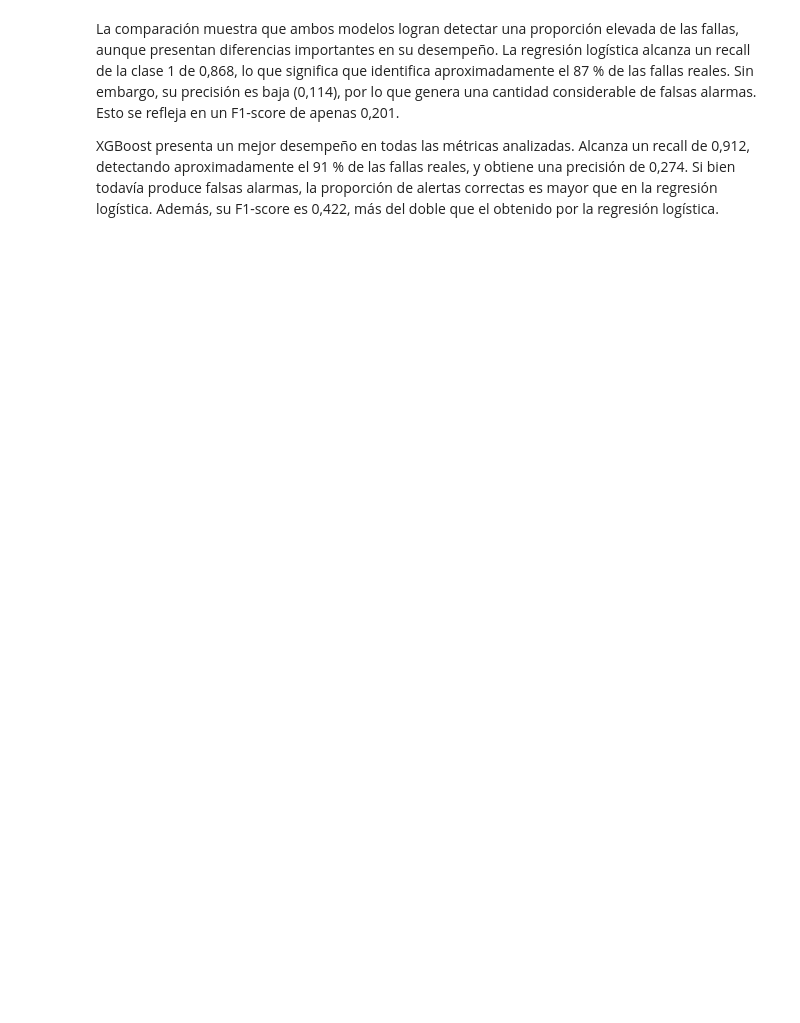
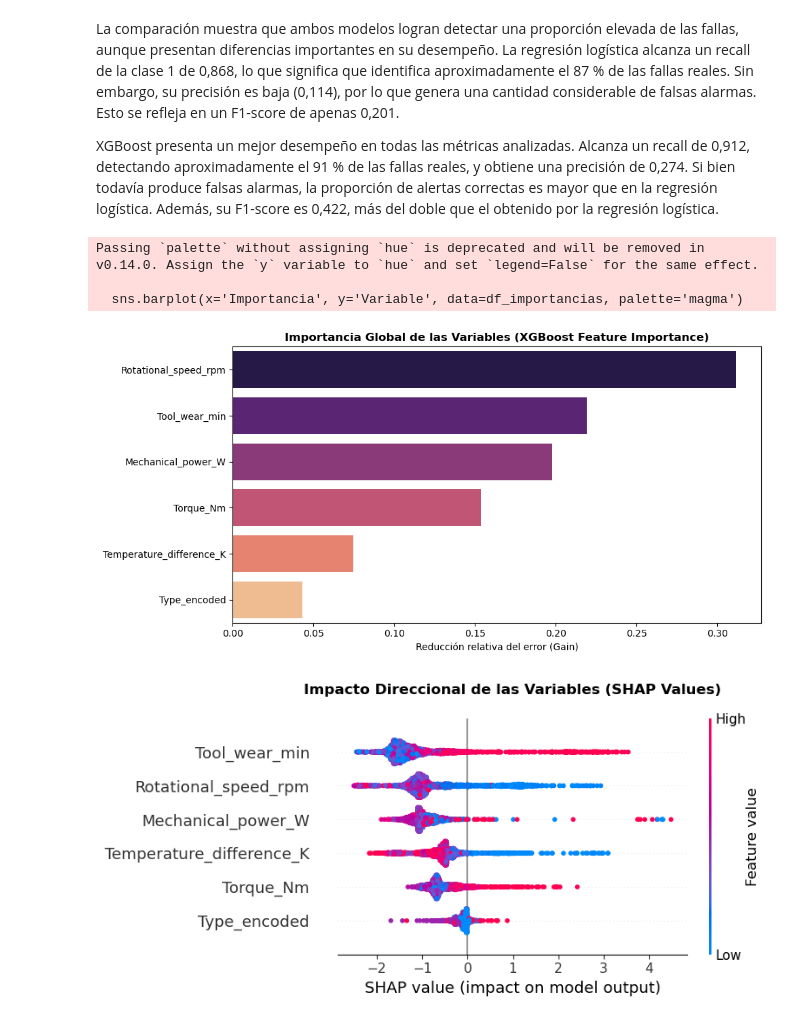
Before and after one commit to rubiosanti3-arch/Proyecto-Final-YPF-DS---Grupo-8, a Jupyter notebook: ml_pipeline.ipynb, the cells around one changed output. Drawn from its saved outputs; the diff is of its cells as text; code cells hidden in the pictures; blank space fills up the shorter version.

Commit message:
pipeline de ml terminado

```diff
--- a/ml_pipeline.ipynb
+++ b/ml_pipeline.ipynb
@@ -67,3 +48,0 @@ df.head()
-# %%
-# Eliminamos las variables UDI y Product_ID
-df.drop(columns=['UDI', 'Product_ID'], inplace=True)
@@ -974,3 +423,47 @@ comparacion
 La comparación muestra que ambos modelos logran detectar una proporción elevada de las fallas, aunque presentan diferencias importantes en su desempeño. La regresión logística alcanza un recall de la clase 1 de 0,868, lo que significa que identifica aproximadamente el 87 % de las fallas reales. Sin embargo, su precisión es baja (0,114), por lo que genera una cantidad considerable de falsas alarmas. Esto se refleja en un F1-score de apenas 0,201.
 
 XGBoost presenta un mejor desempeño en todas las métricas analizadas. Alcanza un recall de 0,912, detectando aproximadamente el 91 % de las fallas reales, y obtiene una precisión de 0,274. Si bien todavía produce falsas alarmas, la proporción de alertas correctas es mayor que en la regresión logística. Además, su F1-score es 0,422, más del doble que el obtenido por la regresión logística.
+# %%
+# 1. Extraemos el modelo final entrenado de tu pipeline optimizado
+modelo_final = pipeline_xgboost_optimizado.named_steps["modelo"]
+
+# 2. IMPORTANCIA NATIVA (XGBoost Gain)
+importancias = modelo_final.feature_importances_
+df_importancias = pd.DataFrame({
+    'Variable': variables_numericas,
+    'Importancia': importancias
+}).sort_values(by='Importancia', ascending=False)
+
+plt.figure(figsize=(10, 5))
+sns.barplot(x='Importancia', y='Variable', data=df_importancias, palette='magma')
+plt.title('Importancia Global de las Variables (XGBoost Feature Importance)', fontweight='bold')
+plt.xlabel('Reducción relativa del error (Gain)')
+plt.ylabel('')
+plt.tight_layout()
+plt.show()
+
+# 3. VALORES SHAP (Magnitud y Dirección)
+# Transformamos X_test para que SHAP pueda leer los datos escalados
+X_test_procesado = pipeline_xgboost_optimizado.named_steps["preprocesamiento"].transform(X_test)
+
+# Calculamos los valores SHAP
+explainer = shap.TreeExplainer(modelo_final)
+shap_values = explainer.shap_values(X_test_procesado)
+
+# Generamos el Summary Plot
+plt.figure(figsize=(10, 6))
+plt.title('Impacto Direccional de las Variables (SHAP Values)', fontweight='bold', pad=20)
+shap.summary_plot(
+    shap_values,
+    X_test_procesado,
+    feature_names=variables_numericas,
+    show=False
+)
+plt.tight_layout()
+plt.show()
+# %% [output]
+Passing `palette` without assigning `hue` is deprecated and will be removed in v0.14.0. Assign the `y` variable to `hue` and set `legend=False` for the same effect.
+
+  sns.barplot(x='Importancia', y='Variable', data=df_importancias, palette='magma')
+[figure, added]
+[figure, added]
```
Also changed, not shown: parts of 54 cells of this notebook, 2 other files.
